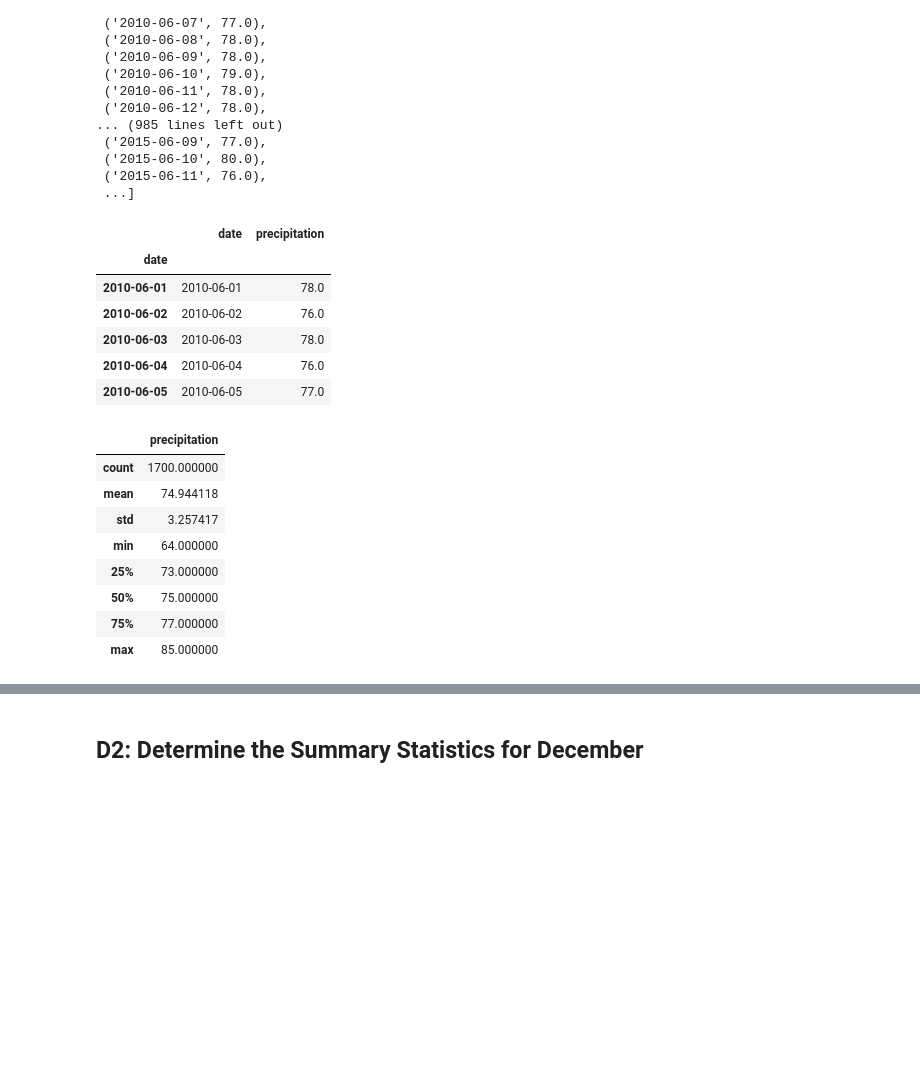
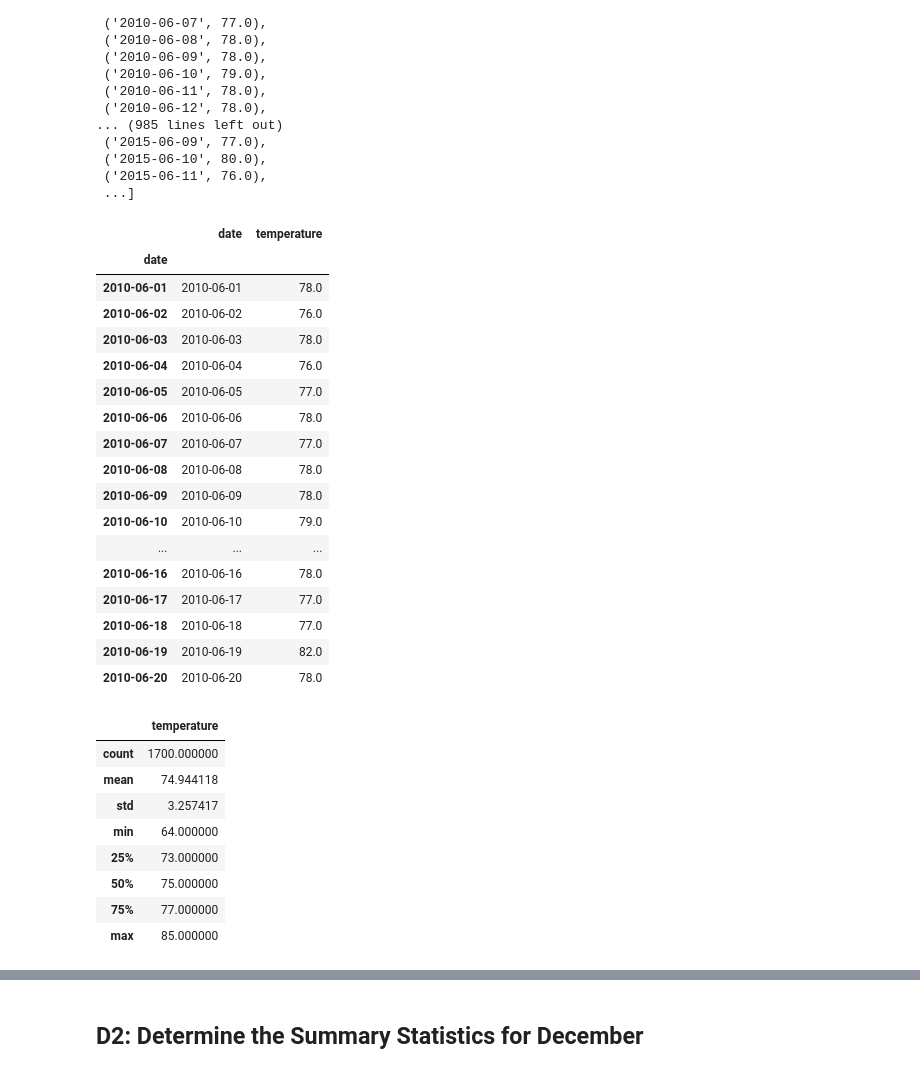
Before and after one commit to suyinwb/surfs_up, a Jupyter notebook: SurfsUp_Challenge.ipynb, the cells around one changed output, grey strips where cells are left out. Drawn from its saved outputs; the diff is of its cells as text; code cells hidden in the pictures; blank space fills up the shorter version.

```diff
--- a/SurfsUp_Challenge.ipynb
+++ b/SurfsUp_Challenge.ipynb
@@ -51,8 +56,8 @@ session.query(Measurement.date, Measurement.tobs).filter(extract('month', Measur
 # %%
 #  3. Convert the June temperatures to a list.
 
-results = session.query(Measurement.date, Measurement.tobs).filter(extract('month', Measurement.date)==6).all()
-results
+june_results = session.query(Measurement.date, Measurement.tobs).filter(extract('month', Measurement.date)==6).all()
+june_results
 # %% [output]
 [('2010-06-01', 78.0),
  ('2010-06-02', 76.0),
@@ -73,23 +78,34 @@ results
  ...]
 # %%
 # 4. Create a DataFrame from the list of temperatures for the month of June.
-june_df = pd.DataFrame(results, columns=['date','precipitation'])
+june_df = pd.DataFrame(june_results, columns=['date','temperature'])
 june_df.set_index(june_df['date'], inplace=True)
 
-june_df.head()
+june_df.head(20)
 # %% [output]
-|  | date | precipitation |
+|  | date | temperature |
 | date |  |  |
 | 2010-06-01 | 2010-06-01 | 78.0 |
 | 2010-06-02 | 2010-06-02 | 76.0 |
 | 2010-06-03 | 2010-06-03 | 78.0 |
 | 2010-06-04 | 2010-06-04 | 76.0 |
 | 2010-06-05 | 2010-06-05 | 77.0 |
+| 2010-06-06 | 2010-06-06 | 78.0 |
+| 2010-06-07 | 2010-06-07 | 77.0 |
+| 2010-06-08 | 2010-06-08 | 78.0 |
+| 2010-06-09 | 2010-06-09 | 78.0 |
+| 2010-06-10 | 2010-06-10 | 79.0 |
+| ... | ... | ... |
+| 2010-06-16 | 2010-06-16 | 78.0 |
+| 2010-06-17 | 2010-06-17 | 77.0 |
+| 2010-06-18 | 2010-06-18 | 77.0 |
+| 2010-06-19 | 2010-06-19 | 82.0 |
+| 2010-06-20 | 2010-06-20 | 78.0 |
 # %%
 # 5. Calculate and print out the summary statistics for the June temperature DataFrame.
 june_df.describe()
 # %% [output]
-|  | precipitation |
+|  | temperature |
 | count | 1700.000000 |
 | mean | 74.944118 |
 | std | 3.257417 |
```
Also changed, not shown: parts of 17 cells of this notebook.
